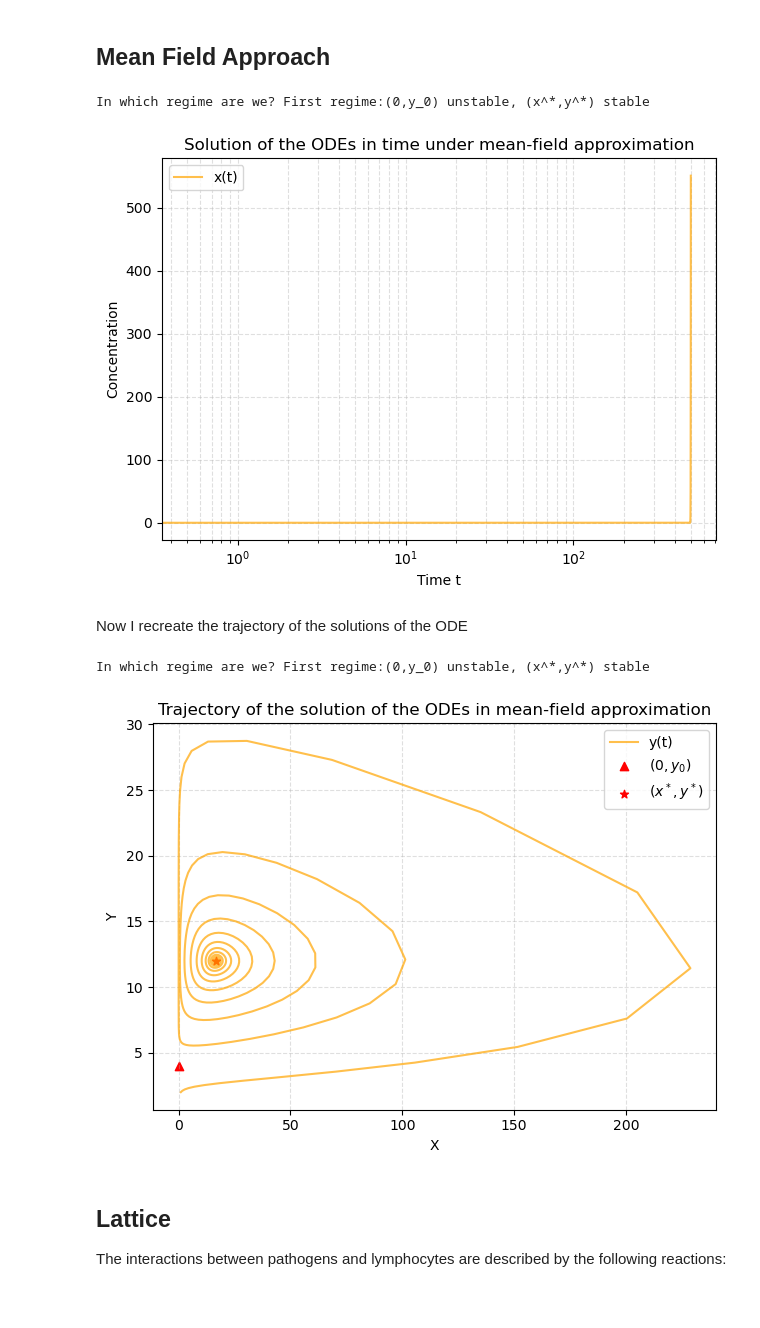
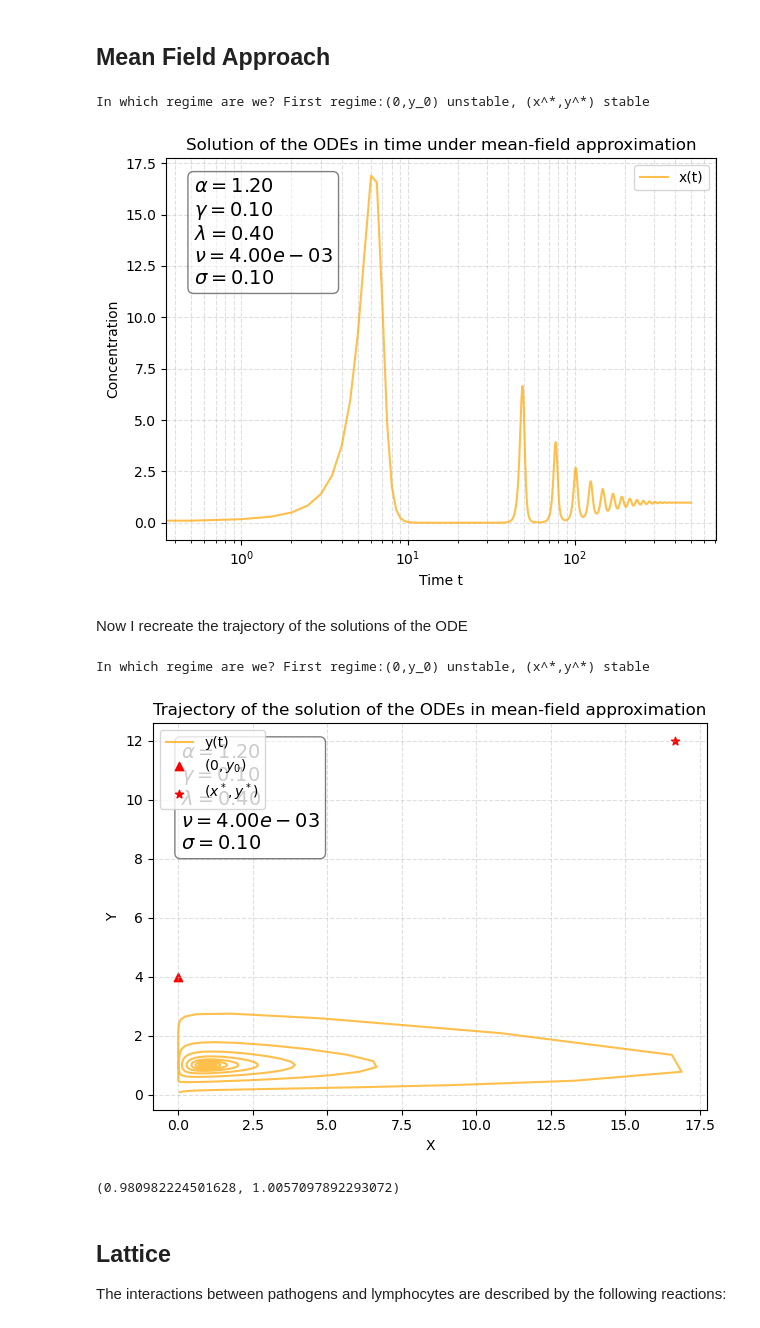
Before and after one commit to pietromalagoli/PCS, a Jupyter notebook: project.ipynb, the cells around one changed output. Saved outputs shown, nothing was run; the diff lists cells and outputs as text; code cells hidden in the pictures.

```diff
--- a/project.ipynb
+++ b/project.ipynb
@@ -5,3 +5,20 @@ import numpy as np
 import matplotlib.pyplot as plt
 from scipy.integrate import odeint
 import seaborn as sns
+# %%
+# set the seed
+np.random.seed(12345)
+
+# I set some parameters for the whole project
+time_steps = 1000
+
+# parameters initialization (I use the parameters listed in the caption of Figure 3)
+par = {
+    'alpha': 1.2,
+    'gamma': 0.1,   # questo sarebbe 0.01
+    'lambda': 0.4,
+    'nu': 0.004,
+    'sigma': 0.1,
+    'Dx': 0.,       # diffusion of x
+    'Dy': 0.        # diffusion of y
+}
@@ -24,14 +67,18 @@ The parameters represent:
 # set initial conditions
 z0 = np.array([1,np.random.poisson(lam=1)])    # z=[x,y]
 
+'''
 # parameters initialization (I use the parameters listed in the caption of Figure 3)
 par = {
     'alpha': 1.6,
     'gamma': 0.01,   # questo sarebbe 0.01
     'lambda': 0.6,
     'nu': 0.001,
-    'sigma': 0.01
+    'sigma': 0.01,
+    'Dx': 0.,
+    'Dy': 0.
 }
+'''
 
 # Define some meaningful quantities for the analysis
 y0 = par['lambda']/par['sigma']
@@ -51,7 +98,7 @@ def system(z:np.ndarray ,t:np.ndarray ,par:dict):
 
 # set the time span
 #t_s = np.linspace(0,int(1e4),int(1e5))
-t_s = np.linspace(0,500,1000)      # credo sia questo il time step che hanno usato
+t_s = np.linspace(0,500,time_steps)      # credo sia questo il time step che hanno usato
 
 # Solve
 X_ode = odeint(system,z0,t_s,args=(par,))[:,0]
@@ -70,15 +117,17 @@ plt.xlabel('Time t')
 plt.ylabel('Concentration')
 plt.xscale('log')
 plt.grid(True, which="both",alpha=0.4,linestyle='--')
+add_par_box(par)
 plt.legend()
 plt.tight_layout()
 plt.show()
 # %% [output]
 In which regime are we? First regime:(0,y_0) unstable, (x^*,y^*) stable
-[figure, old version]
+[figure, new version]
 # %% [markdown]
 Now I recreate the trajectory of the solutions of the ODE
 # %%
+'''
 # parameters initialization (I use the parameters listed in the caption of Figure 3)
 par = {
     'alpha': 1.2,
@@ -89,41 +138,60 @@ par = {
     'Dx': 0.,       # diffusion of x
     'Dy': 0.        # diffusion of y
 }
-
+'''
 # Define some meaningful quantities for the analysis
 y0 = par['lambda']/par['sigma']
 y_star = par['alpha']/par['gamma']
 x_star = (par['sigma']-par['lambda']*par['gamma']/par['alpha'])/par['nu']
 
 # In which regime are we?
 print(f'In which regime are we? {'First regime:(0,y_0) unstable, (x^*,y^*) stable' \
     if par['alpha']>(par['lambda']*par['gamma']/par['sigma']) else '\text{Second regime:}(0,y_0) \text{stable}, (x^*,y^*) \text{unstable}'}')
 
 def system(z:np.ndarray ,t:np.ndarray ,par:dict):
 
     x, y = z
     dxdt = par['alpha']*x - par['gamma']*x*y
     dydt = par['lambda'] + par['nu']*x*y - par['sigma']*y
     return [dxdt,dydt]
 
+# set the time span
+t_s = np.linspace(0,500,time_steps)
+
 # Solve
 X_ode = odeint(system,z0,t_s,args=(par,))[:,0]
 Y_ode = odeint(system,z0,t_s,args=(par,))[:,1]
+
+# Normalization
+X_ode /= np.mean(X_ode)
+Y_ode /= np.mean(Y_ode)
+
+# Normalize also the fixed points
+y0 /= np.mean(Y_ode)
+x_star /= np.mean(X_ode)
+y_star /= np.mean(Y_ode)
 
 # Trajectory of the solutions over time
 plt.plot(X_ode, Y_ode, c='orange', label='y(t)',alpha=0.7)
 plt.title('Trajectory of the solution of the ODEs in mean-field approximation')
 plt.scatter(0,y0, c='r',marker='^',label=r'$(0,y_0)$')
 plt.scatter(x_star,y_star, c='r',marker='*',label=r'$(x^*,y^*)$')
 plt.xlabel('X')
 plt.ylabel('Y')
 plt.grid(True, which="both",alpha=0.4,linestyle='--')
+add_par_box(par)
 plt.legend()
 plt.tight_layout()
 plt.show()
 # %% [output]
 In which regime are we? First regime:(0,y_0) unstable, (x^*,y^*) stable
-[figure, old version]
+[figure, new version]
+# %%
+#print(np.argmin(np.linalg.norm(np.array([0,y0])-np.array([X_ode,Y_ode]))))
+np.argmin(np.linalg.norm(np.array([0,y0]).reshape(2, 1) - np.array([X_ode, Y_ode]), axis=0))    # questo è il modo giusto di trovare il minimo
+(X_ode[924],Y_ode[924])
+# %% [output]
+(0.980982224501628, 1.0057097892293072)
 # %% [markdown]
 ## Lattice ##
 The interactions between pathogens and lymphocytes are described by the following reactions:
```
Also changed, not shown: parts of 4 cells of this notebook.
